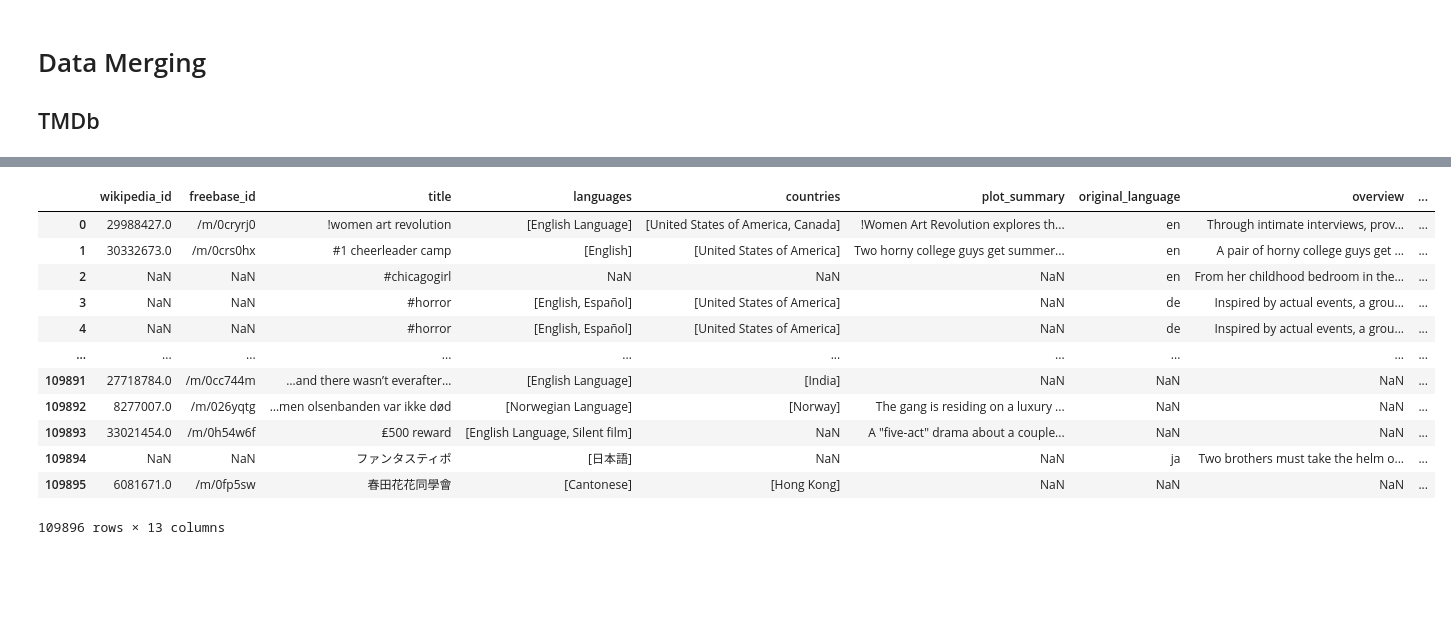
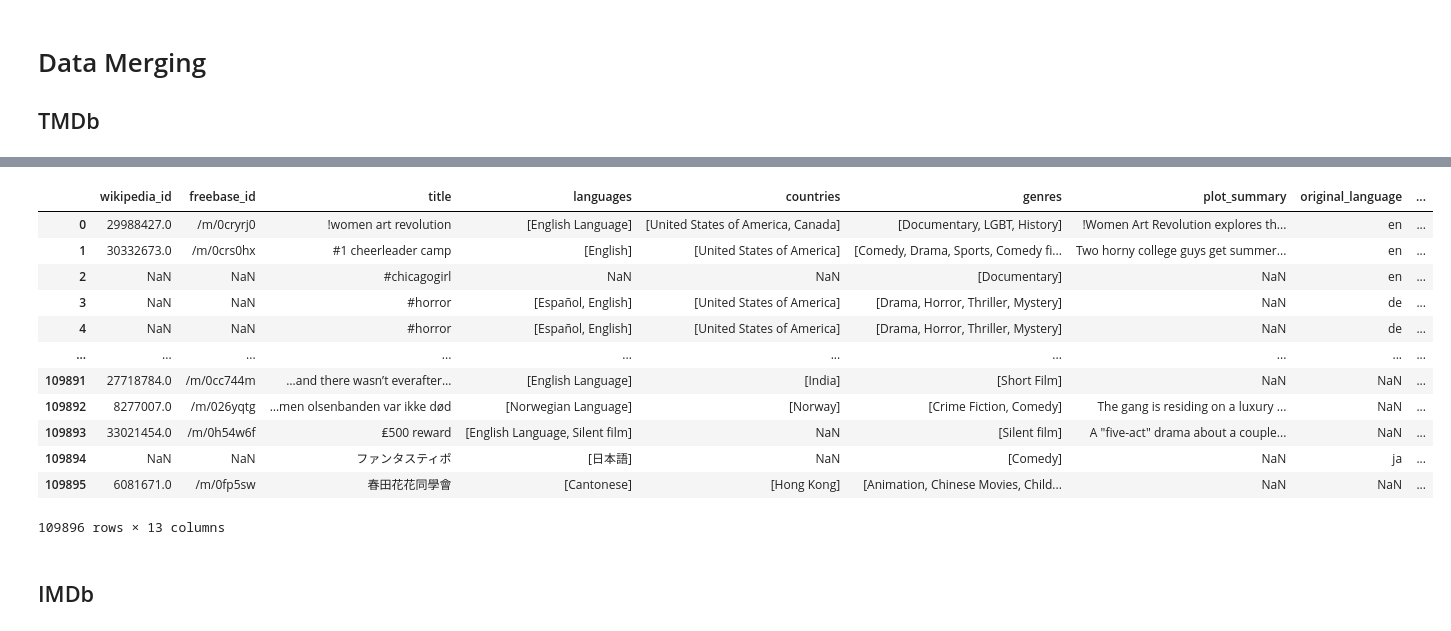
Before and after one commit to epfl-ada/ada-2024-project-datamigos, a Jupyter notebook: milestone_2.ipynb, the cells around one changed output, grey strips where cells are left out. Saved outputs shown, nothing was run; the diff lists cells and outputs as text; code cells hidden in the pictures; blank space fills up the shorter version.

```diff
--- a/milestone_2.ipynb
+++ b/milestone_2.ipynb
@@ -467,62 +505,51 @@ df_movies = df_movies.join(df_plots.set_index('wikipedia_id'), on='wikipedia_id'
 # %%
-df_tmdb_movies = pd.read_csv(TMDB_MOVIE, usecols=['id', 'title', 'release_date', 'revenue', 'runtime', 'genres', 'production_countries', 'original_language', 'spoken_languages', 'overview'])
-df_tmdb_keywords = pd.read_csv(TMDB_KEYWORDS)
+# fill as much missing values as possible
+for _, column_name in enumerate(df_merged_movies.columns):
 
-# preprocess the data for merging
-df_tmdb_movies = preprocess_movie_data(df_tmdb_movies)
-
-# Merge the TMDB movies with keywords based on id
-df_tmdb_movies['id'] = df_tmdb_movies['id'].astype(int)
-df_tmdb_movies = pd.merge(df_tmdb_movies, df_tmdb_keywords, on='id', how='left')
-
-for column_name in ['genres', 'production_countries', 'spoken_languages', 'keywords']:
-    df_tmdb_movies[column_name] = df_tmdb_movies[column_name].apply(
-        lambda row: [item['name'] for item in ast.literal_eval(row)]
-        if pd.notnull(row) and ast.literal_eval(row) else np.nan
-        )
-
-# Merge based on the title
-df_merged_movies = pd.merge(df_movies, df_tmdb_movies, on='title', how='outer', suffixes=('_original', '_additional'))
-
-# fill as much missing values as possible
-for i, column_name in enumerate(df_merged_movies.columns):
-
-    if column_name.endswith('_original'):
+    if column_name in ['release_date_original', 'revenue_original', 'runtime_original']:
         # craft the additional column name
         new_column_name = column_name[:-len('_original')]
         column_name_additional = new_column_name + '_additional'
         # fill the missing values
         df_merged_movies[new_column_name] = df_merged_movies[column_name].combine_first(df_merged_movies[column_name_additional])
         # drop the original and additional column
         df_merged_movies = df_merged_movies.drop(columns=[column_name, column_name_additional])
+
+df_merged_movies['genres_original'] = df_merged_movies.apply(lambda row: list(set((row['genres_original'] if isinstance(row['genres_original'], list) else []) +
+                                                                            (row['genres_additional'] if isinstance(row['genres_additional'], list) else []))), axis=1)
+
+# Replace empty lists by NaN
+df_merged_movies['genres_original'] = df_merged_movies['genres_original'].apply(lambda x: np.nan if len(x) == 0 else x)
+
+df_merged_movies = df_merged_movies.rename(columns={'genres_original':'genres'})
 
 df_merged_movies['languages'] = df_merged_movies.apply(lambda row: list(set((row['languages'] if isinstance(row['languages'], list) else []) +
                                                                             (row['spoken_languages'] if isinstance(row['spoken_languages'], list) else []))), axis=1)
 
 # Replace empty lists by NaN
 df_merged_movies['languages'] = df_merged_movies['languages'].apply(lambda x: np.nan if len(x) == 0 else x)
 
 df_merged_movies['countries'] = df_merged_movies.apply(lambda row: list(set((row['countries'] if isinstance(row['countries'], list) else []) +
                                                                             (row['production_countries'] if isinstance(row['production_countries'], list) else []))), axis=1)
 
 # Replace empty lists by NaN
 df_merged_movies['countries'] = df_merged_movies['countries'].apply(lambda x: np.nan if len(x) == 0 else x)
 
-df_merged_movies = df_merged_movies.drop(columns=['spoken_languages', 'production_countries', 'id'])
+df_merged_movies = df_merged_movies.drop(columns=['spoken_languages', 'production_countries', 'id', 'genres_additional'])
 
 df_merged_movies
 # %% [output]
-|  | wikipedia_id | freebase_id | title | languages | countries | plot_summary | original_language | overview | ... |
-| 0 | 29988427.0 | /m/0cryrj0 | !women art revolution | [English Language] | [United States of America, Canada] | !Women Art Revolution explores th... | en | Through intimate interviews, prov... | ... |
-| 1 | 30332673.0 | /m/0crs0hx | #1 cheerleader camp | [English] | [United States of America] | Two horny college guys get summer... | en | A pair of horny college guys get ... | ... |
-| 2 | NaN | NaN | #chicagogirl | NaN | NaN | NaN | en | From her childhood bedroom in the... | ... |
-| 3 | NaN | NaN | #horror | [English, Español] | [United States of America] | NaN | de | Inspired by actual events, a grou... | ... |
-| 4 | NaN | NaN | #horror | [English, Español] | [United States of America] | NaN | de | Inspired by actual events, a grou... | ... |
+|  | wikipedia_id | freebase_id | title | languages | countries | genres | plot_summary | original_language | ... |
+| 0 | 29988427.0 | /m/0cryrj0 | !women art revolution | [English Language] | [United States of America, Canada] | [Documentary, LGBT, History] | !Women Art Revolution explores th... | en | ... |
+| 1 | 30332673.0 | /m/0crs0hx | #1 cheerleader camp | [English] | [United States of America] | [Comedy, Drama, Sports, Comedy fi... | Two horny college guys get summer... | en | ... |
+| 2 | NaN | NaN | #chicagogirl | NaN | NaN | [Documentary] | NaN | en | ... |
+| 3 | NaN | NaN | #horror | [Español, English] | [United States of America] | [Drama, Horror, Thriller, Mystery] | NaN | de | ... |
+| 4 | NaN | NaN | #horror | [Español, English] | [United States of America] | [Drama, Horror, Thriller, Mystery] | NaN | de | ... |
 | ... | ... | ... | ... | ... | ... | ... | ... | ... | ... |
-| 109891 | 27718784.0 | /m/0cc744m | …and there wasn’t everafter… | [English Language] | [India] | NaN | NaN | NaN | ... |
-| 109892 | 8277007.0 | /m/026yqtg | …men olsenbanden var ikke død | [Norwegian Language] | [Norway] | The gang is residing on a luxury ... | NaN | NaN | ... |
-| 109893 | 33021454.0 | /m/0h54w6f | ₤500 reward | [English Language, Silent film] | NaN | A "five-act" drama about a couple... | NaN | NaN | ... |
-| 109894 | NaN | NaN | ファンタスティポ | [日本語] | NaN | NaN | ja | Two brothers must take the helm o... | ... |
-| 109895 | 6081671.0 | /m/0fp5sw | 春田花花同學會 | [Cantonese] | [Hong Kong] | NaN | NaN | NaN | ... |
+| 109891 | 27718784.0 | /m/0cc744m | …and there wasn’t everafter… | [English Language] | [India] | [Short Film] | NaN | NaN | ... |
+| 109892 | 8277007.0 | /m/026yqtg | …men olsenbanden var ikke død | [Norwegian Language] | [Norway] | [Crime Fiction, Comedy] | The gang is residing on a luxury ... | NaN | ... |
+| 109893 | 33021454.0 | /m/0h54w6f | ₤500 reward | [English Language, Silent film] | NaN | [Silent film] | A "five-act" drama about a couple... | NaN | ... |
+| 109894 | NaN | NaN | ファンタスティポ | [日本語] | NaN | [Comedy] | NaN | ja | ... |
+| 109895 | 6081671.0 | /m/0fp5sw | 春田花花同學會 | [Cantonese] | [Hong Kong] | [Animation, Chinese Movies, Child... | NaN | NaN | ... |
 109896 rows × 13 columns
 # %%
@@ -529,0 +557,2 @@ df_merged_movies.to_csv(DATA_FOLDER+'/preprocessed/merged_movies.csv', index=Fal
+# %% [markdown]
+## IMDb
```
Also changed, not shown: parts of 14 cells of this notebook, 1 other file.
